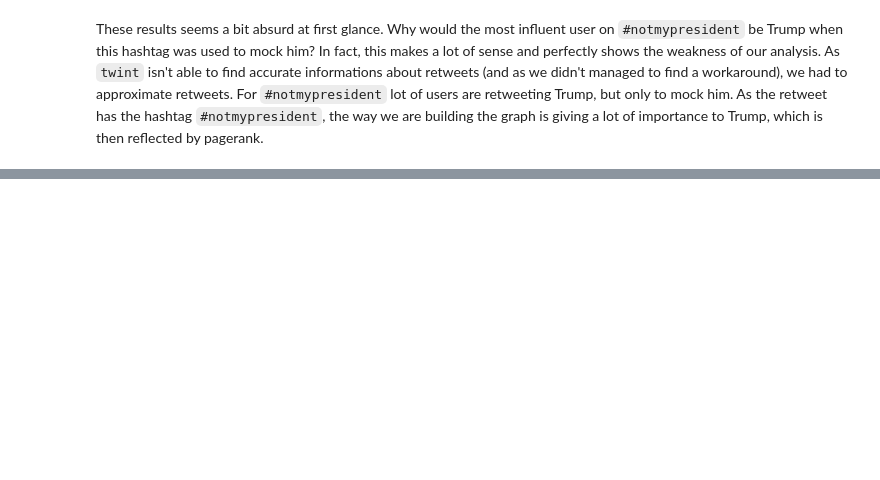
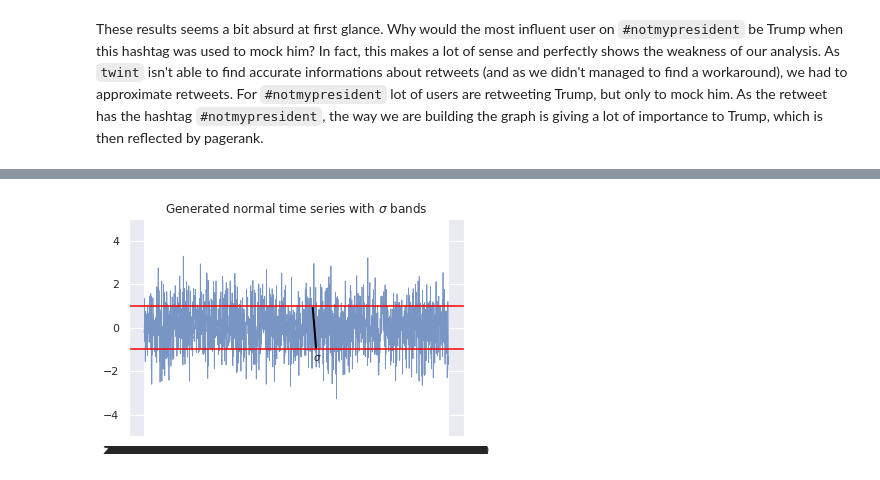
Before and after one commit to poechsel/ADA-project, a Jupyter notebook: analysis.ipynb, the cells around one changed output, grey strips where cells are left out. Cells and saved outputs as stored; diff of their text form; code cells hidden in the pictures; blank space fills up the shorter version.

```diff
--- a/analysis.ipynb
+++ b/analysis.ipynb
@@ -1203,0 +1388,26 @@ These results seems a bit absurd at first glance. Why would the most influent us
+# %%
+def gen_normal_plot(df):
+
+    plt.plot(df.index.values,
+             np.random.normal(size=df.shape[0]),
+             lw=0.8,
+             alpha=0.75)
+
+    plt.ylim((-5, 5))
+    plt.title("Generated normal time series with $\sigma$ bands")
+
+    plt.axhline(y=1, color="red")
+    plt.axhline(y=-1, color="red")
+
+    arrowprops = dict(arrowstyle="-",
+                      color="black",
+                      lw=2)
+
+    plt.annotate("$\sigma$",
+                 xy=(df.index.values[1000], 1),
+                 xytext=(df.index.values[1000], -1.5),
+                 arrowprops=arrowprops)
+# %%
+gen_normal_plot(df1)
+# %% [output]
+[figure, added]
```
Also changed, not shown: parts of 56 cells of this notebook.
